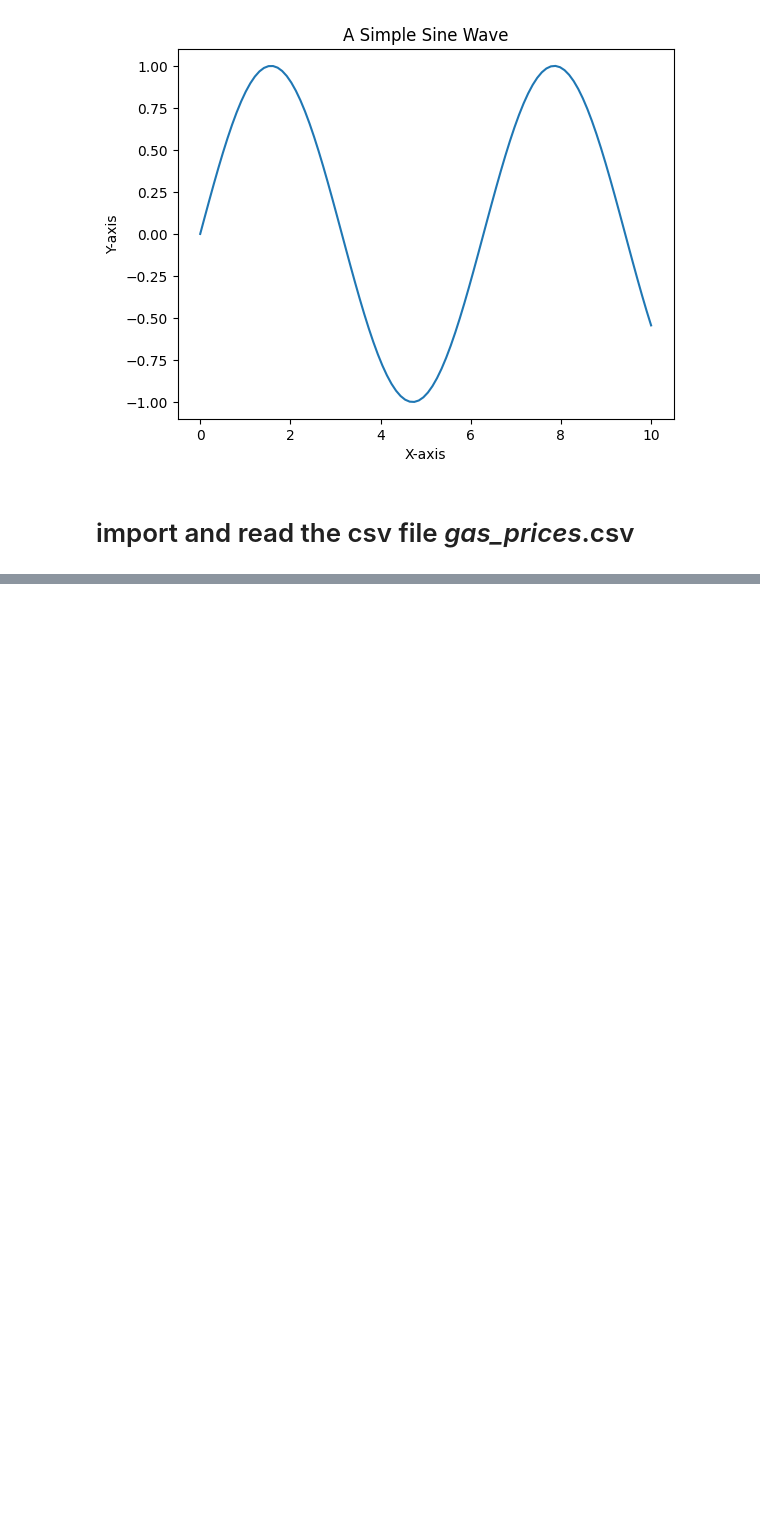
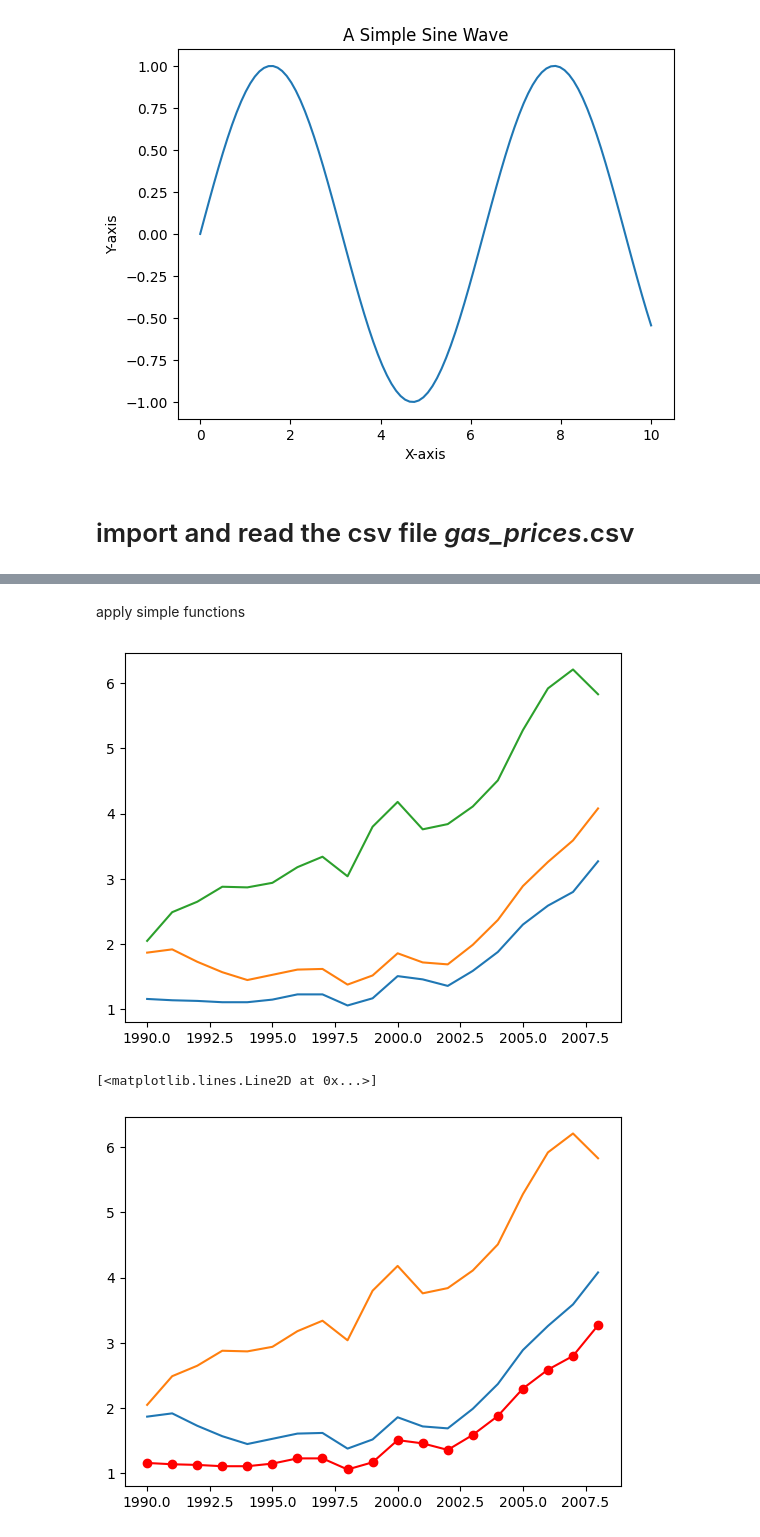
Before and after one commit to ankitaparasher04/numpy_panda_matlab_DataScience, a Jupyter notebook: matplotFile.ipynb, the cells around one changed output, grey strips where cells are left out. Drawn from its saved outputs; the diff is of its cells as text; code cells hidden in the pictures; blank space fills up the shorter version.

```diff
--- a/matplotFile.ipynb
+++ b/matplotFile.ipynb
@@ -145,0 +36,18 @@ gas_prices.csv  README.md  Untitled0.ipynb
+# %% [markdown]
+apply simple functions
+# %%
+
+plt.plot(gas.Year,gas.USA)
+plt.plot(gas.Year,gas.Canada)
+plt.plot(gas.Year,gas["South Korea"])
+plt.show()
+
+
+plt.plot(gas.Year, gas.USA, 'r-', marker='o')
+plt.plot(gas.Year,gas.Canada)
+plt.plot(gas.Year,gas["South Korea"])
+plt.show()
+# %% [output]
+[figure, added]
+[<matplotlib.lines.Line2D at 0x...>]
+[figure, added]
```
Also changed, not shown: parts of 21 cells of this notebook.
